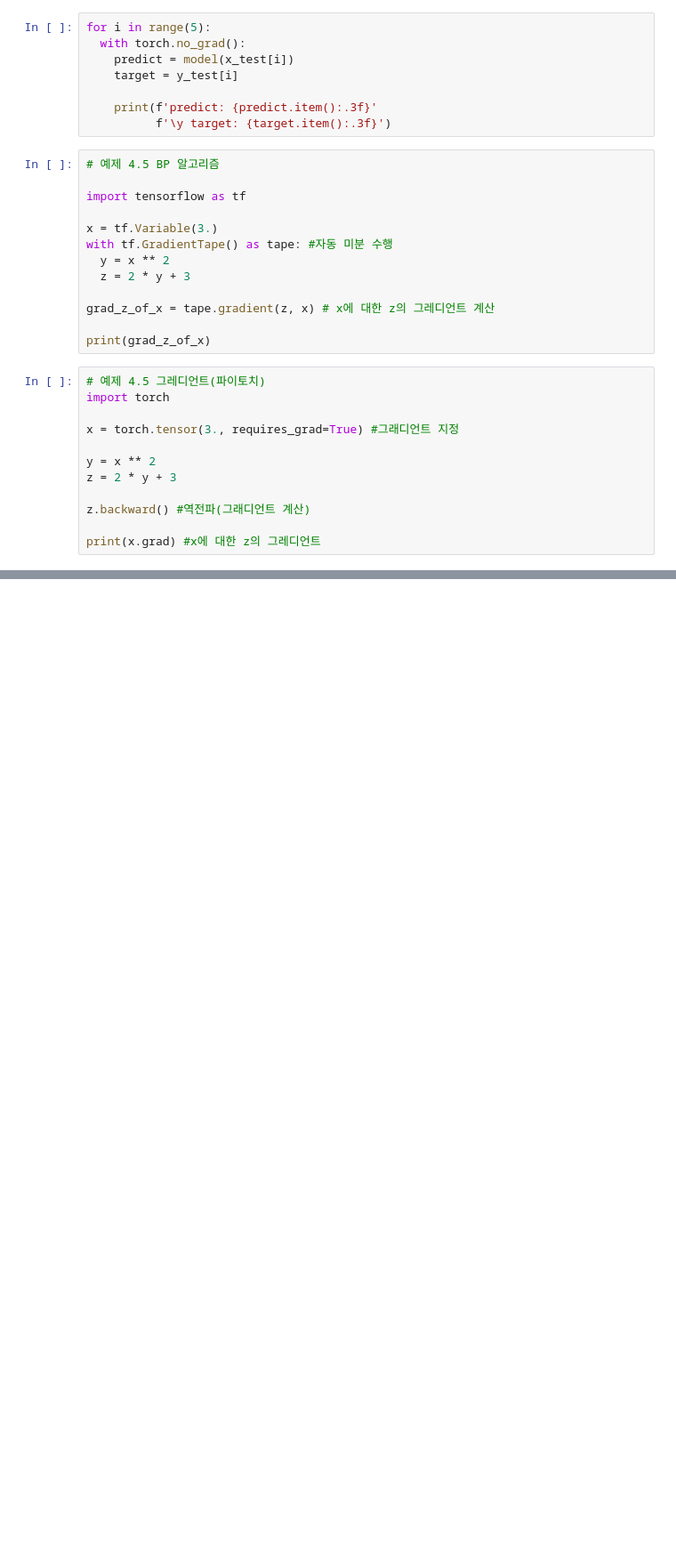
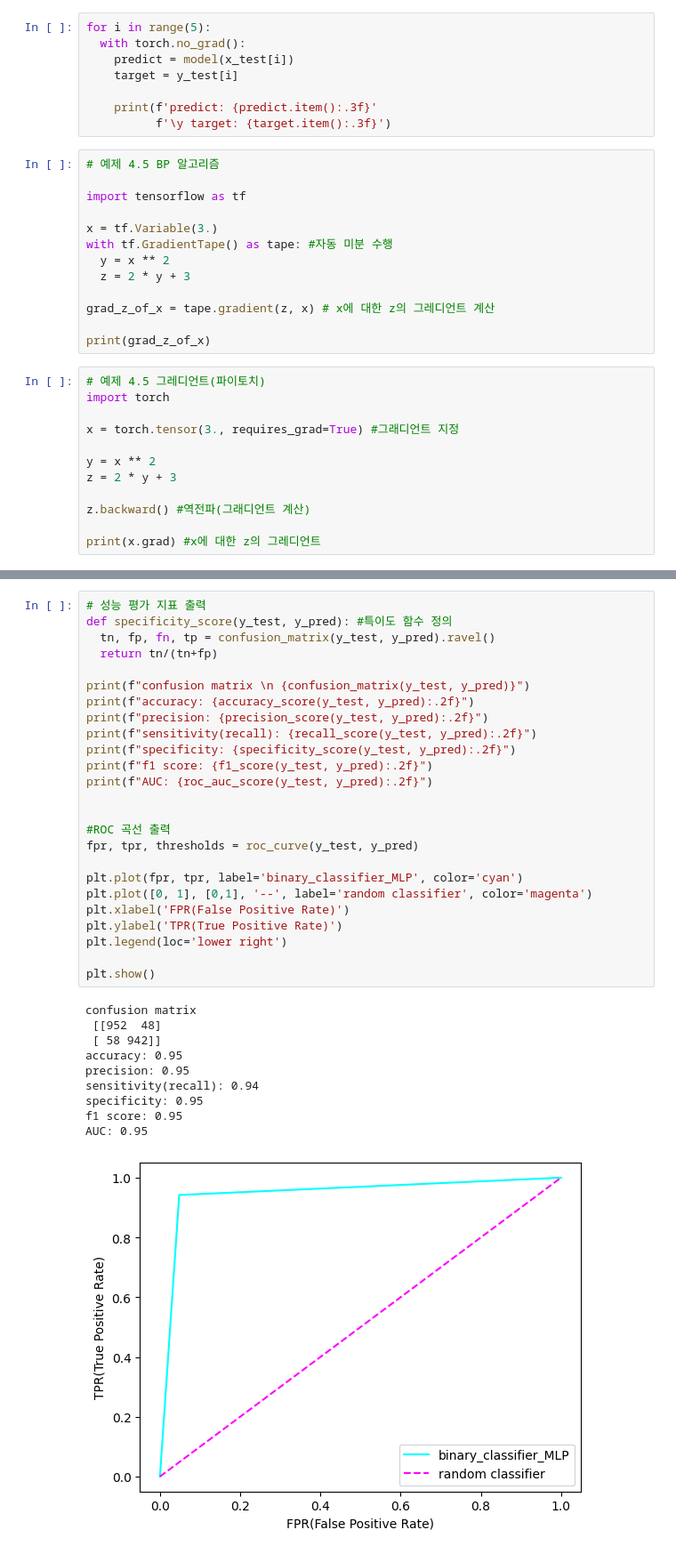
Before and after one commit to won-hj/deep-learning, a Jupyter notebook: 신경망을_활용한_딥러닝_실습.ipynb, the cells around one changed output, grey strips where cells are left out. Shown at 89% size. Saved outputs shown, nothing was run; the diff lists cells and outputs as text; blank space fills up the shorter version.

```diff
--- a/신경망을_활용한_딥러닝_실습.ipynb
+++ b/신경망을_활용한_딥러닝_실습.ipynb
@@ -1321,0 +1460,36 @@ print(x.grad) #x에 대한 z의 그레디언트
+# %%
+# 성능 평가 지표 출력
+def specificity_score(y_test, y_pred): #특이도 함수 정의
+  tn, fp, fn, tp = confusion_matrix(y_test, y_pred).ravel()
+  return tn/(tn+fp)
+
+print(f"confusion matrix \n {confusion_matrix(y_test, y_pred)}")
+print(f"accuracy: {accuracy_score(y_test, y_pred):.2f}")
+print(f"precision: {precision_score(y_test, y_pred):.2f}")
+print(f"sensitivity(recall): {recall_score(y_test, y_pred):.2f}")
+print(f"specificity: {specificity_score(y_test, y_pred):.2f}")
+print(f"f1 score: {f1_score(y_test, y_pred):.2f}")
+print(f"AUC: {roc_auc_score(y_test, y_pred):.2f}")
+
+
+#ROC 곡선 출력
+fpr, tpr, thresholds = roc_curve(y_test, y_pred)
+
+plt.plot(fpr, tpr, label='binary_classifier_MLP', color='cyan')
+plt.plot([0, 1], [0,1], '--', label='random classifier', color='magenta')
+plt.xlabel('FPR(False Positive Rate)')
+plt.ylabel('TPR(True Positive Rate)')
+plt.legend(loc='lower right')
+
+plt.show()
+# %% [output]
+confusion matrix
+ [[952  48]
+ [ 58 942]]
+accuracy: 0.95
+precision: 0.95
+sensitivity(recall): 0.94
+specificity: 0.95
+f1 score: 0.95
+AUC: 0.95
+[figure, added]
```
Also changed, not shown: parts of 11 cells of this notebook.
